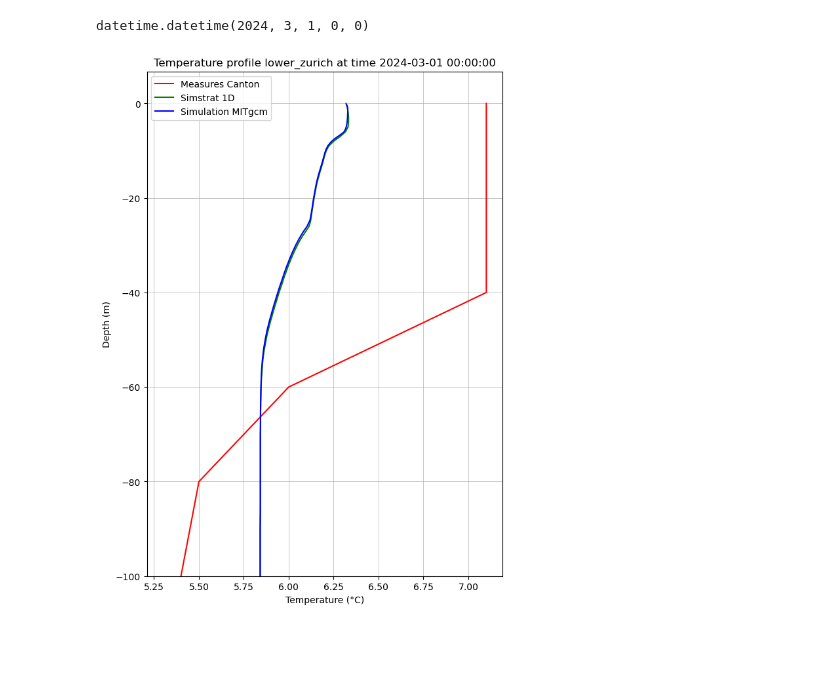
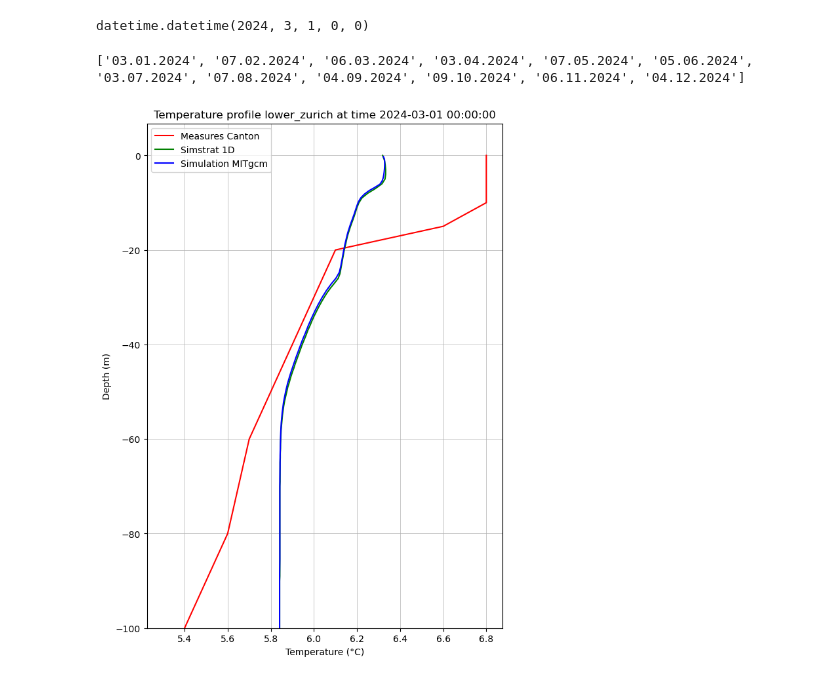
Before and after one commit to leroquan/plot_results, a Jupyter notebook: plot_mitgcm_measure.ipynb, the cells around one changed output. Drawn from its saved outputs; the diff is of its cells as text; code cells hidden in the pictures; blank space fills up the shorter version.

```diff
--- a/plot_mitgcm_measure.ipynb
+++ b/plot_mitgcm_measure.ipynb
@@ -110,29 +102,32 @@ date_plot_profil
 datetime.datetime(2024, 3, 1, 0, 0)
 # %%
 #xr_measure['time'][0]
+print(df.columns[1:].tolist())
+# %% [output]
+['03.01.2024', '07.02.2024', '06.03.2024', '03.04.2024', '07.05.2024', '05.06.2024', '03.07.2024', '07.08.2024', '04.09.2024', '09.10.2024', '06.11.2024', '04.12.2024']
 # %%
 fig = plt.figure(figsize=(7, 10))
 
 #meas_profile = xr_measure['temp'].sel(time=date_plot_profil, method='nearest')
 #plt.plot(meas_profile.values, meas_profile.depth.values, label=f'Measure Idronaut', color='r')
 
 # plot the xlsx format, just change the DATE
-plt.plot(df['03.01.2024'],-1*df.Depth, label=f'Measures Canton', color='r')
+plt.plot(df['06.03.2024'],-1*df.Depth, label=f'Measures Canton', color='r')
 # Convert Simstrat depth to negative and plot
 simstrat_depth_negative = -simstrat_data['depth'].values  # Convert to negative NumPy array
 simstrat_temperature = simstrat_data['temperature'].sel(time=date_plot_profil, method='nearest')
 plt.plot(simstrat_temperature.values, simstrat_depth_negative, label='Simstrat 1D', color='g')
 
 
 profile_to_plot = ds_to_plot['THETA'].sel(XC=xc_mitgcm_station, YC=yc_mitgcm_station, time=date_plot_profil, method='nearest')
 profile_to_plot.where(profile_to_plot != 0, np.nan).plot(y='Z', label='Simulation MITgcm', color='b')
 
 plt.title(f"Temperature profile {sta_name} at time {date_plot_profil}")
 plt.grid(True, which='both', linestyle='-', linewidth=0.5)
 plt.ylabel('Depth (m)')
 plt.ylim(bottom=-100)
 plt.xlabel('Temperature (°C)')
 plt.legend()
 plt.savefig(rf"output_plots\{lake_name}\profile_{date_plot_profil.date()} UTC.png")
 # %% [output]
-[figure, old version]
+[figure, new version]
```
Also changed, not shown: parts of 2 cells of this notebook, 4 other files.
